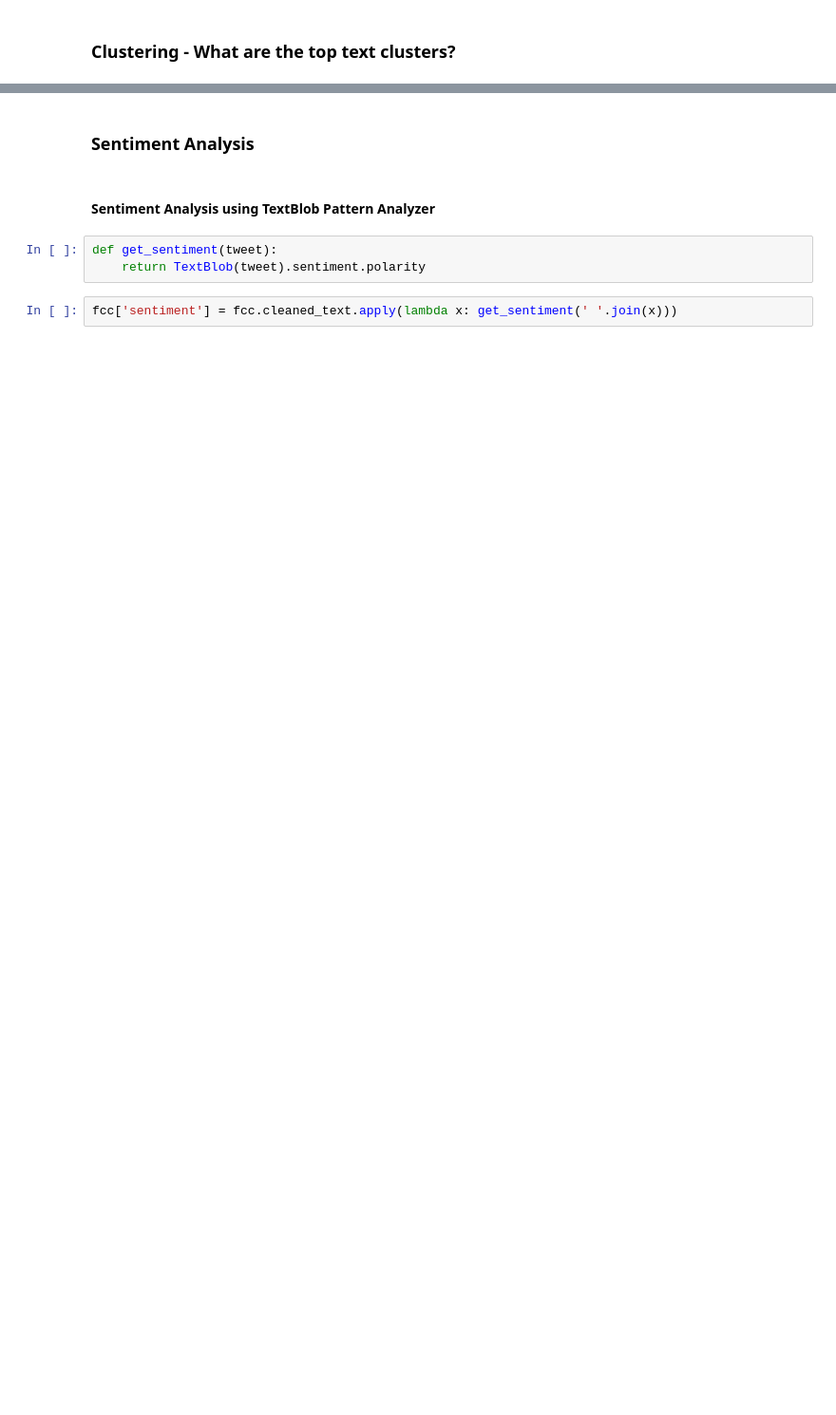
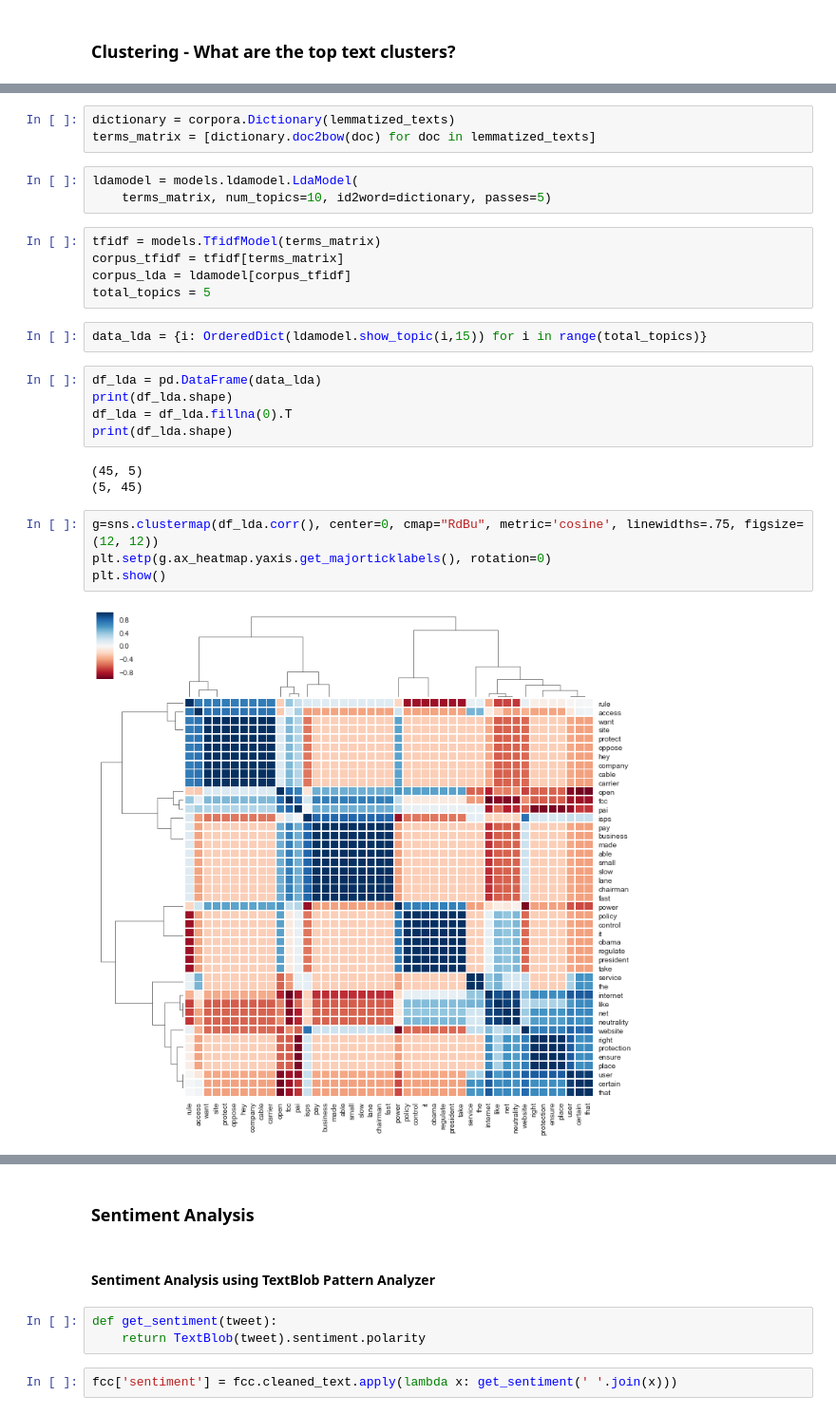
Before and after one commit to bouncebarkrun/Springboard-Data-Science-Career-Track, a Jupyter notebook: 2nd Capstone Project/Code/Capstone 2 Text Analysis-FCC Data.ipynb, the cells around one changed output, grey strips where cells are left out. Shown: that part at 95% size. Cells and saved outputs as stored; diff of their text form; blank space fills up the shorter version.

```diff
--- a/2nd Capstone Project/Code/Capstone 2 Text Analysis-FCC Data.ipynb
+++ b/2nd Capstone Project/Code/Capstone 2 Text Analysis-FCC Data.ipynb
@@ -130,0 +204,27 @@ For this dataset, the clusters seem to focus on different aspects of net neutral
+# %%
+dictionary = corpora.Dictionary(lemmatized_texts)
+terms_matrix = [dictionary.doc2bow(doc) for doc in lemmatized_texts]
+# %%
+ldamodel = models.ldamodel.LdaModel(
+    terms_matrix, num_topics=10, id2word=dictionary, passes=5)
+# %%
+tfidf = models.TfidfModel(terms_matrix)
+corpus_tfidf = tfidf[terms_matrix]
+corpus_lda = ldamodel[corpus_tfidf]
+total_topics = 5
+# %%
+data_lda = {i: OrderedDict(ldamodel.show_topic(i,15)) for i in range(total_topics)}
+# %%
+df_lda = pd.DataFrame(data_lda)
+print(df_lda.shape)
+df_lda = df_lda.fillna(0).T
+print(df_lda.shape)
+# %% [output]
+(45, 5)
+(5, 45)
+# %%
+g=sns.clustermap(df_lda.corr(), center=0, cmap="RdBu", metric='cosine', linewidths=.75, figsize=(12, 12))
+plt.setp(g.ax_heatmap.yaxis.get_majorticklabels(), rotation=0)
+plt.show()
+# %% [output]
+[figure, added]
```
Also changed, not shown: parts of 17 cells of this notebook.
